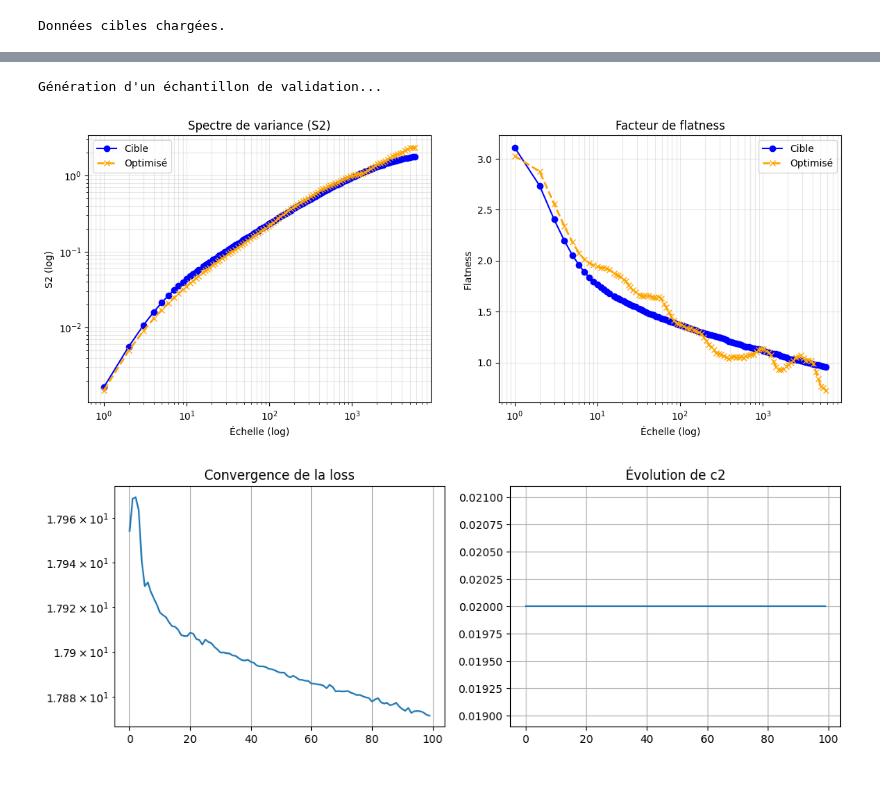
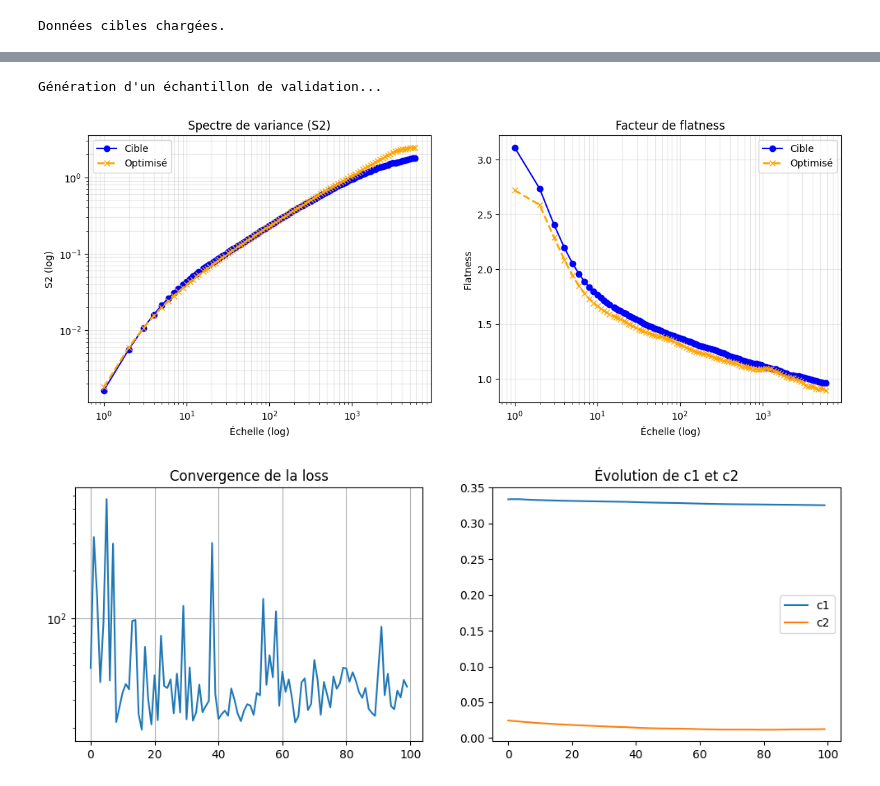
Before and after one commit to Josh-clst/NN-with-Multifractal-Stochastic-Processes, a Jupyter notebook: MRW_gumsoft_noise2.ipynb, the cells around one changed output, grey strips where cells are left out. Cells and saved outputs as stored; diff of their text form; code cells hidden in the pictures.

Commit message:
corrected and optimized noise2 flatness

```diff
--- a/MRW_gumsoft_noise2.ipynb
+++ b/MRW_gumsoft_noise2.ipynb
@@ -12,9 +12,10 @@ import os
 
 device = 'cpu'  # passer à 'cuda' si dispo
 torch.manual_seed(42)
+np.random.seed(42)
 
 # Chemins
-SAVE_DIR = r"C:\Users\gauti\OneDrive\Documents\UE D recherche\UE_D_Recherche\code"
+SAVE_DIR = r"C:\Users\User\Documents\IMT_Brest_off\GitHub-NN-Multifractal\NN-with-Multifractal-Stochastic-Processes"
 LOGITS_FILENAME = "optimized_logits_c2.pt"
 SAVE_PATH = os.path.join(SAVE_DIR, LOGITS_FILENAME)
 os.makedirs(SAVE_DIR, exist_ok=True)
@@ -41,8 +42,8 @@ beta_loss = 1.0
 gamma_loss = 0.3
 
 # Paramètres optimisables
-c1_opt = torch.tensor(0.36, requires_grad=True, device=device)
-c2_opt = torch.tensor(0.02, requires_grad=True, device=device)
+c1_opt = torch.tensor(1/3, requires_grad=True, device=device)
+c2_opt = torch.tensor(0.025, requires_grad=True, device=device)
 delta_sigma_opt = torch.tensor(1.0, requires_grad=False, device=device)
 h_mu_opt = torch.tensor(0.0, device=device)
 h_sigma_opt = torch.tensor(1.0, device=device)
@@ -65,13 +66,14 @@ else:
 temperature = 2.0
 smoothness_weight = 0.5
 
-# Bruits fixes
-base_noise1 = torch.randn(M, int(tN), device=device)
-fixed_uniform = torch.rand(M, int(tN), n_bins, device=device)
-fixed_gumbel_noise = -torch.log(-torch.log(fixed_uniform + 1e-9) + 1e-9)
+# OLD : Bruits fixes --> maintenant dans la boucle epoch de la cellule 3
+#base_noise1 = torch.randn(M, int(tN), device=device)
+#fixed_uniform = torch.rand(M, int(tN), n_bins, device=device)
+#fixed_gumbel_noise = -torch.log(-torch.log(fixed_uniform + 1e-9) + 1e-9)
 
 optimizer = torch.optim.Adam([
-    {'params': [logits_opt], 'lr': 0.001}
+    {'params': [logits_opt], 'lr': 0.001},
+    {'params': [c1_opt, c2_opt], 'lr': 0.0005}
 ])
 
 print("Modèle prêt.")
@@ -183,22 +196,33 @@ plt.ylabel("Densité de probabilité")
 plt.legend(); plt.grid(True, alpha=0.3); plt.show()
 
 # 2) Vérification physique avec un échantillon de validation
+M_val = 16
 print("Génération d'un échantillon de validation...")
+
 with torch.no_grad():
-    current_logits = logits_opt.view(1, 1, -1).expand(M, int(tN), n_bins)
-    random_uniform = torch.rand_like(fixed_uniform)
+    current_logits = logits_opt.view(1, 1, -1).expand(M_val, int(tN), n_bins)
+    random_uniform = torch.rand(M_val, int(tN), n_bins, device=device)
     random_gumbel = -torch.log(-torch.log(random_uniform + 1e-9) + 1e-9)
     y_soft = F.softmax((current_logits + random_gumbel) / temperature, dim=-1)
+
     noise2_raw = torch.sum(y_soft * bin_centers, dim=-1)
-    noise2_final = (noise2_raw - noise2_raw.mean(dim=1, keepdim=True)) / (noise2_raw.std(dim=1, keepdim=True) + 1e-8)
-
-    noise1 = base_noise1 * h_sigma_opt + h_mu_opt
-    MRW_final = delta_sigma_opt * functions.synthMRWregul_Torch(
-        noise1, noise2_final, int(tN), c1_opt, c2_opt, np.exp(8), epsilon=1.0, win=1
+    noise2_final = (noise2_raw - noise2_raw.mean(dim=1, keepdim=True)) / (
+        noise2_raw.std(dim=1, keepdim=True) + 1e-8
     )
 
-    MRW_reshaped = torch.reshape(MRW_final, (-1, 2**16))
-    moments_final = functions.analyseIncrsTorchcuda(MRW_reshaped, scales, device='cpu')
+    noise1 = torch.randn(M_val, int(tN), device=device)
+    noise1 = noise1 * h_sigma_opt + h_mu_opt
+
+    MRW_list = []
+    for m in range(M_val):
+        MRW_m = delta_sigma_opt * functions.synthMRWregul_Torch(
+            noise1[m], noise2_final[m], int(tN), c1_opt, c2_opt, np.exp(8), epsilon=1.0, win=1
+        )
+        MRW_list.append(MRW_m)
+
+    MRW_final = torch.stack(MRW_list, dim=0)
+
+    moments_final = functions.analyseIncrsTorchcuda(MRW_final, scales, device=device)
     S2_optim = torch.exp(moments_final[:, 0, :]).mean(dim=0).cpu().numpy()
     flat_optim = moments_final[:, 2, :].mean(dim=0).cpu().numpy()
 
@@ -222,7 +246,10 @@ plt.show()
 if len(loss_history) > 0:
     fig, (ax1, ax2) = plt.subplots(1, 2, figsize=(12, 4))
     ax1.plot(loss_history); ax1.set_title("Convergence de la loss"); ax1.set_yscale("log"); ax1.grid(True)
-    ax2.plot(c2_history); ax2.set_title("Évolution de c2"); ax2.grid(True)
+    ax2.plot(c1_history, label='c1')
+    ax2.plot(c2_history, label='c2')
+    ax2.set_title("Évolution de c1 et c2")
+    ax2.legend()
     plt.show()
 else:
     print("Pas d'historique en mémoire (modèle chargé).")
@@ -231,6 +258,6 @@ else:
 Génération d'un échantillon de validation...
-[figure, old version]
+[figure, new version]
-[figure, old version]
+[figure, new version]
 # %%
 # Cellule 5 : Visualisation de la Cascade des PDFs (Style Chevillard)
 
```
Also changed, not shown: parts of 4 cells of this notebook, 1 other file.
